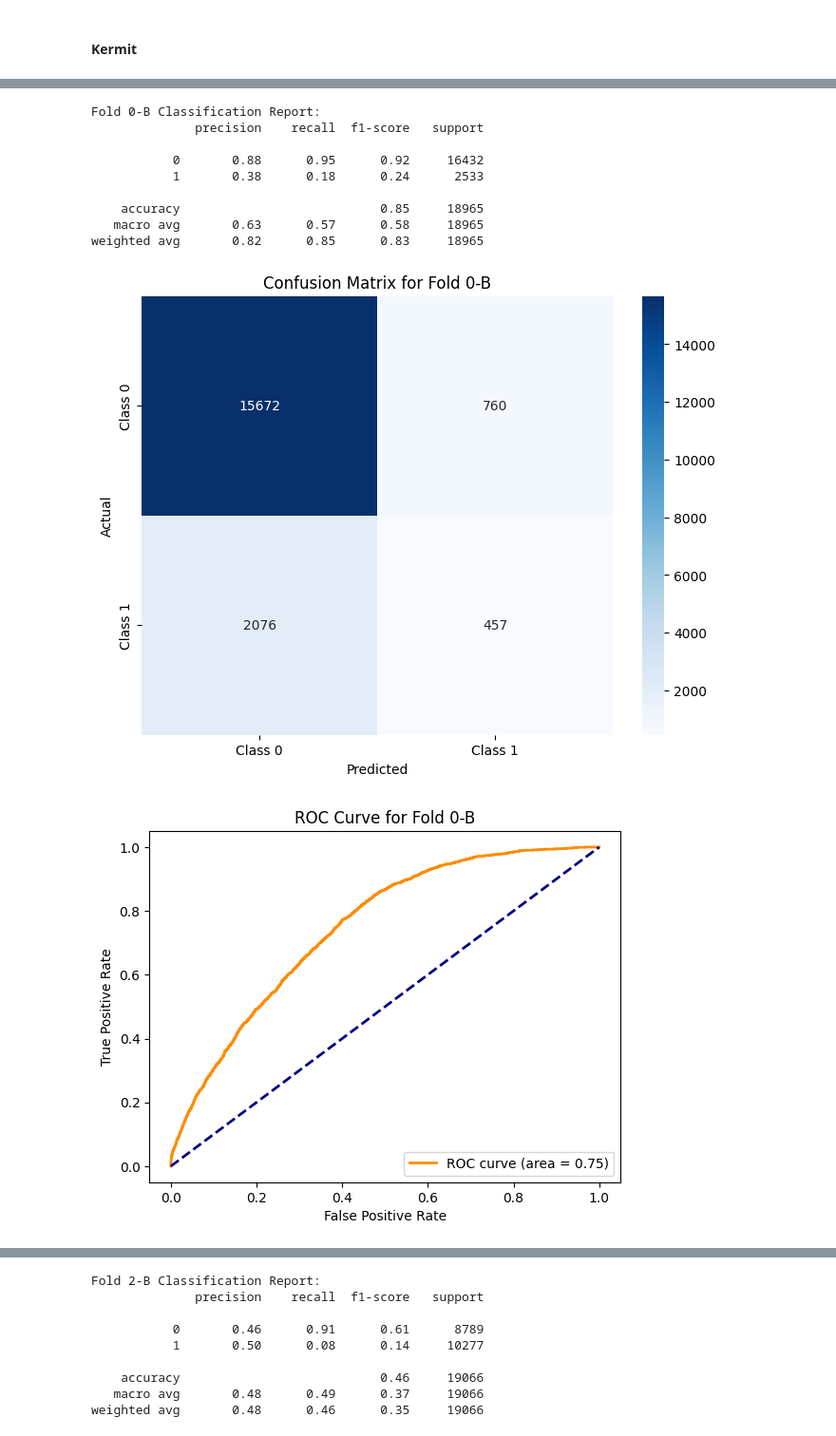
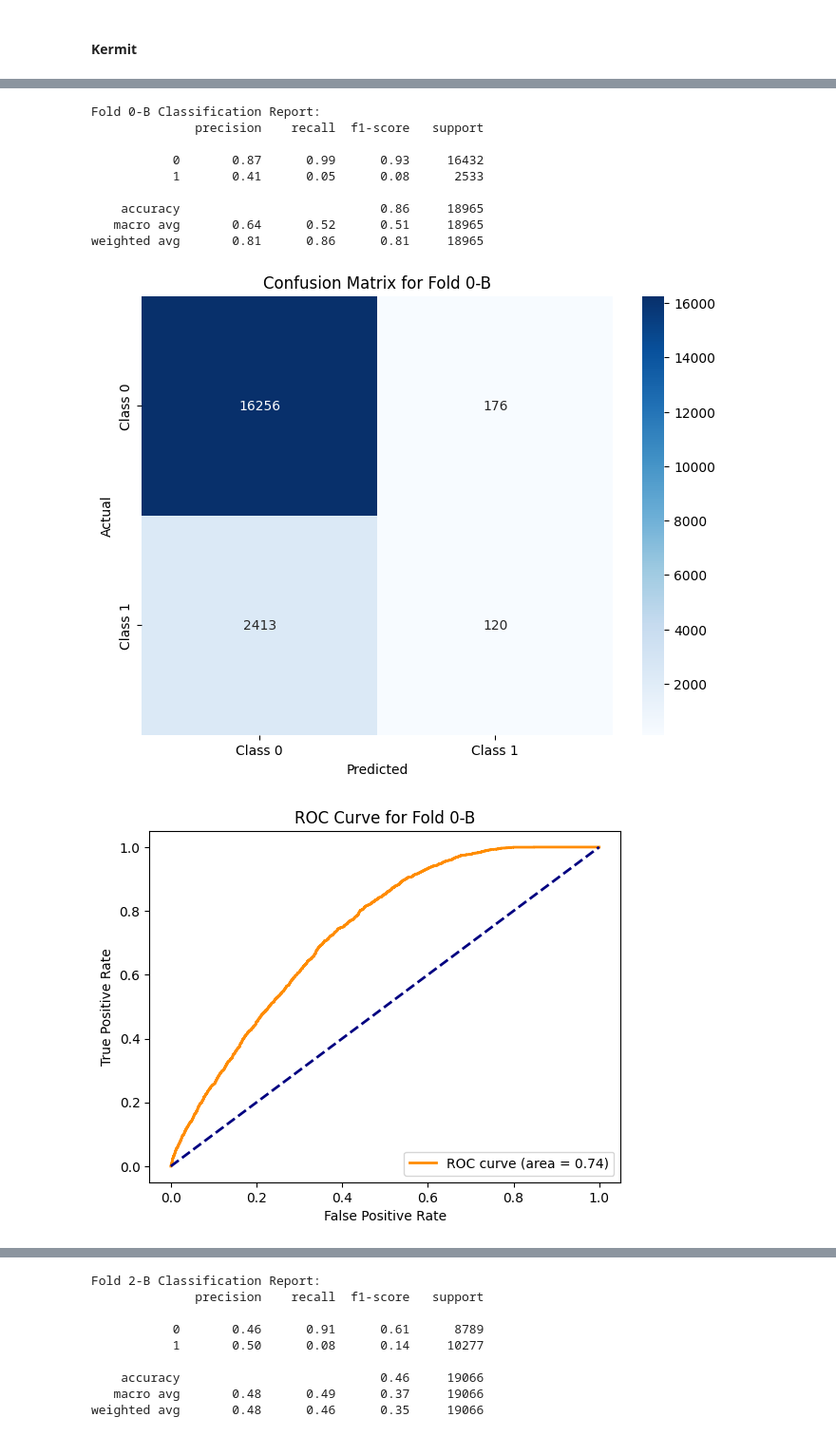
Before and after one commit to olesasha/find_kermit, a Jupyter notebook: sim1_audio_analysis.ipynb, the cells around one changed output, grey strips where cells are left out. Shown at 95% size. Saved outputs shown, nothing was run; the diff lists cells and outputs as text; code cells hidden in the pictures.

Commit message:
finialising sim1 audio + sim2 video

```diff
--- a/sim1_audio_analysis.ipynb
+++ b/sim1_audio_analysis.ipynb
@@ -412,7 +418,8 @@ results_lr_kermit, summary_lr_kermit, best_models_lr_kermit = nested_cross_valid
     target_col=target_col,
     model_class=LogisticRegression,
     param_grid=param_grid,
-    num_cores=10
+    num_cores=10,
+    scoring="recall_weighted"
 )
 
 
@@ -447,7 +462,8 @@ results_lr_ws, summary_lr_ws, best_models_lr_ws = nested_cross_validation(
     target_col=target_col,
     model_class=LogisticRegression,
     param_grid=param_grid,
-    num_cores=10
+    num_cores=10,
+    scoring="recall_weighted"
 )
 
 
@@ -537,7 +546,7 @@ param_grid = {
 
 
 target_col='Audio_StatlerWaldorf'
-results_rf_ws, summary_rf_ws, best_models_rf_ws = ncv_xgb_gpu(
+results_xgb_ws, summary_xgb_ws, best_models_xgb_ws = ncv_xgb_gpu(
     feature_df=feature_df,
     train_cols=train_cols,
     target_col=target_col,
@@ -546,16 +555,16 @@ results_rf_ws, summary_rf_ws, best_models_rf_ws = ncv_xgb_gpu(
 
 ## Save Vars
 import pickle
-with open('../model_vars/sim1_audio/ws_rf_results.pkl', 'wb') as f:
+with open('../model_vars/sim1_audio/ws_xgb_results.pkl', 'wb') as f:
     pickle.dump({
-        'results_ws': results_rf_ws,
-        'summary_ws': summary_rf_ws,
-        'best_model_ws': best_models_rf_ws
+        'results_ws': results_xgb_ws,
+        'summary_ws': summary_xgb_ws,
+        'best_model_ws': best_models_xgb_ws
     }, f)
 
 
-# print("Results:", results_rf_ws)
-# print("Summary:", summary_rf_ws)
+# print("Results:", results_xgb_ws)
+# print("Summary:", summary_xgb_ws)
 # %% [output]
 Outer Fold: 0-A
 Outer Fold: 0-B
@@ -695,20 +706,23 @@ weighted avg       0.90      0.95      0.92     19716
 # %%
 # load if necessary
+
 import pickle
 import pandas as pd
 
 # Load Statler results
-with open('../model_vars/sim1_audio/ws_rf_results.pkl', 'rb') as f:
+with open('../model_vars/sim1_audio/ws_lr_results.pkl', 'rb') as f:
     ws_data = pickle.load(f)
-    results_rf_ws = ws_data['results_ws']
-    summary_rf_ws = ws_data['summary_ws']
-    best_models_rf_ws = ws_data['best_model_ws']
+    results_lr_ws = ws_data['results_ws']
+    summary_lr_ws = ws_data['summary_ws']
+    best_models_lr_ws = ws_data['best_models_ws']
+
+
 
 # Load Kermit results
-with open('../model_vars/sim1_audio/kermit_rf_results.pkl', 'rb') as f:
+with open('../model_vars/sim1_audio/kermit_lr_results.pkl', 'rb') as f:
     kermit_data = pickle.load(f)
-    results_rf_kermit = kermit_data['results_kermit']
-    summary_rf_kermit = kermit_data['summary_kermit']
-    best_model_rf_kermit = kermit_data['best_model_kermit']
+    results_lr_kermit = kermit_data['results_kermit']
+    summary_lr_kermit = kermit_data['summary_kermit']
+    best_model_lr_kermit = kermit_data['best_model_kermit']
 # %% [markdown]
 #### Kermit
@@ -725,14 +739,14 @@ results_rf_kermit
 # %%
-evaluate_model(best_model_rf_kermit, feature_df, train_cols, 'Kermit', results_rf_kermit, spec_fold= "best")
+evaluate_model(best_model_lr_kermit, feature_df, train_cols, 'Kermit', results_lr_kermit, spec_fold= "best")
 # %% [output]
 Fold 0-B Classification Report:
               precision    recall  f1-score   support
 
-           0       0.88      0.95      0.92     16432
-           1       0.38      0.18      0.24      2533
+           0       0.87      0.99      0.93     16432
+           1       0.41      0.05      0.08      2533
 
-    accuracy                           0.85     18965
-   macro avg       0.63      0.57      0.58     18965
-weighted avg       0.82      0.85      0.83     18965
+    accuracy                           0.86     18965
+   macro avg       0.64      0.52      0.51     18965
+weighted avg       0.81      0.86      0.81     18965
-[figure, old version]
+[figure, new version]
-[figure, old version]
+[figure, new version]
```
Also changed, not shown: parts of 49 cells of this notebook, 4 other files.
